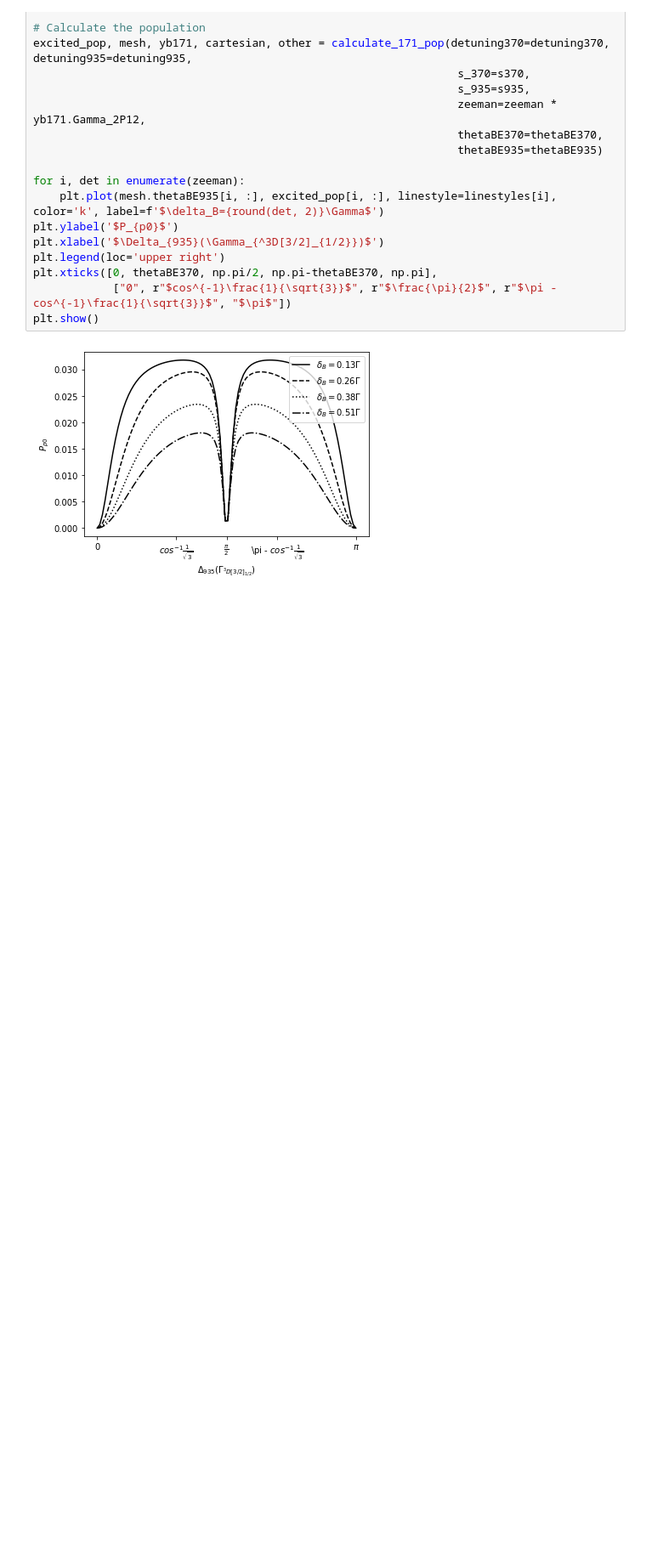
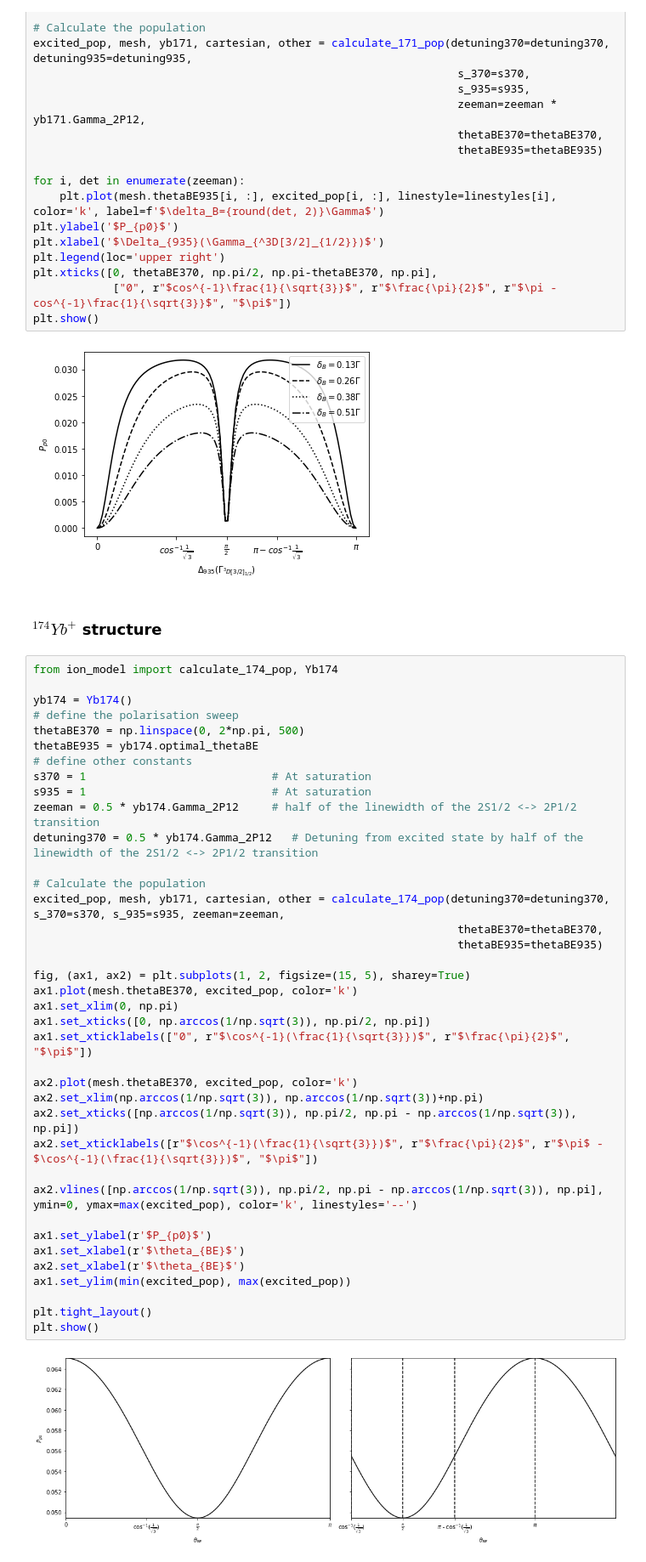
Before and after one commit to lmcc-lab/YbSimulations, a Jupyter notebook: experiment_stack.ipynb, the cells around one changed output. Shown at 85% size. Drawn from its saved outputs; the diff is of its cells as text; blank space fills up the shorter version.

```diff
--- a/experiment_stack.ipynb
+++ b/experiment_stack.ipynb
@@ -419,3 +419,45 @@ plt.xticks([0, thetaBE370, np.pi/2, np.pi-thetaBE370, np.pi],
 plt.show()
 # %% [output]
 [figure]
+# %% [markdown]
+### $^{174}Yb^+$ structure ###
+# %%
+from ion_model import calculate_174_pop, Yb174
+
+yb174 = Yb174()
+# define the polarisation sweep
+thetaBE370 = np.linspace(0, 2*np.pi, 500)
+thetaBE935 = yb174.optimal_thetaBE
+# define other constants
+s370 = 1                            # At saturation
+s935 = 1                            # At saturation
+zeeman = 0.5 * yb174.Gamma_2P12     # half of the linewidth of the 2S1/2 <-> 2P1/2 transition
+detuning370 = 0.5 * yb174.Gamma_2P12   # Detuning from excited state by half of the linewidth of the 2S1/2 <-> 2P1/2 transition
+
+# Calculate the population
+excited_pop, mesh, yb171, cartesian, other = calculate_174_pop(detuning370=detuning370, s_370=s370, s_935=s935, zeeman=zeeman,
+                                                                thetaBE370=thetaBE370,
+                                                                thetaBE935=thetaBE935)
+
+fig, (ax1, ax2) = plt.subplots(1, 2, figsize=(15, 5), sharey=True)
+ax1.plot(mesh.thetaBE370, excited_pop, color='k')
+ax1.set_xlim(0, np.pi)
+ax1.set_xticks([0, np.arccos(1/np.sqrt(3)), np.pi/2, np.pi])
+ax1.set_xticklabels(["0", r"$\cos^{-1}(\frac{1}{\sqrt{3}})$", r"$\frac{\pi}{2}$", "$\pi$"])
+
+ax2.plot(mesh.thetaBE370, excited_pop, color='k')
+ax2.set_xlim(np.arccos(1/np.sqrt(3)), np.arccos(1/np.sqrt(3))+np.pi)
+ax2.set_xticks([np.arccos(1/np.sqrt(3)), np.pi/2, np.pi - np.arccos(1/np.sqrt(3)), np.pi])
+ax2.set_xticklabels([r"$\cos^{-1}(\frac{1}{\sqrt{3}})$", r"$\frac{\pi}{2}$", r"$\pi$ - $\cos^{-1}(\frac{1}{\sqrt{3}})$", "$\pi$"])
+
+ax2.vlines([np.arccos(1/np.sqrt(3)), np.pi/2, np.pi - np.arccos(1/np.sqrt(3)), np.pi], ymin=0, ymax=max(excited_pop), color='k', linestyles='--')
+
+ax1.set_ylabel(r'$P_{p0}$')
+ax1.set_xlabel(r'$\theta_{BE}$')
+ax2.set_xlabel(r'$\theta_{BE}$')
+ax1.set_ylim(min(excited_pop), max(excited_pop))
+
+plt.tight_layout()
+plt.show()
+# %% [output]
+[figure, added]
```
Also changed, not shown: 1 other file.
